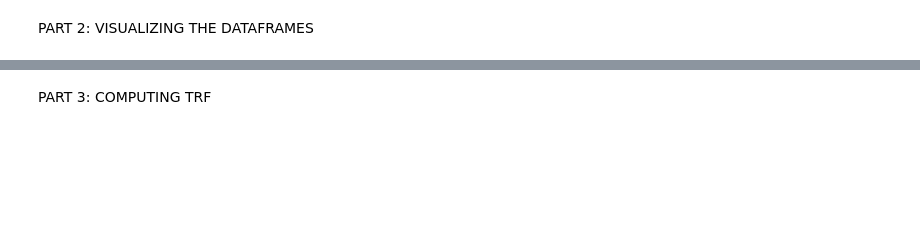
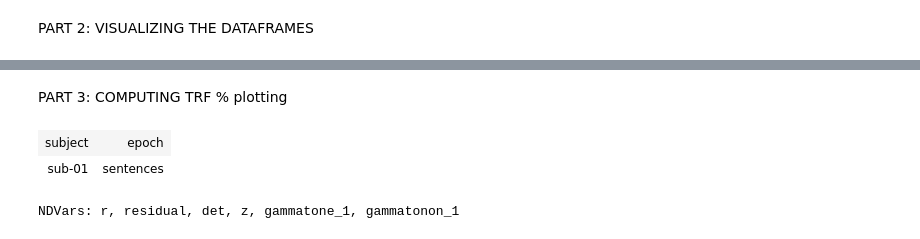
Before and after one commit to Noemii393/Eelhack-project, a Jupyter notebook: makeTRF.ipynb, the cells around one changed output, grey strips where cells are left out. Cells and saved outputs as stored; diff of their text form; code cells hidden in the pictures; blank space fills up the shorter version.

```diff
--- a/makeTRF.ipynb
+++ b/makeTRF.ipynb
@@ -18,5 +58,5 @@ epochs
 # %%
 epochs.save_pickled('/bcbl/home/public/EEL-Hack/Scripts/epochs.pickle') # We save the epochs that we will use to create matching predictors ('make_predictors_sentences' script)
 # %% [markdown]
-PART 3: COMPUTING TRF
+PART 3: COMPUTING TRF % plotting
 # %%
@@ -23,0 +64,6 @@ trf = eelhack.load_trf(x = 'auditory-envelope', **PARAMETERS, make=True) # The p
+# %%
+trf
+# %% [output]
+| subject | epoch |
+| sub-01 | sentences |
+NDVars: r, residual, det, z, gammatone_1, gammatonon_1
```
Also changed, not shown: parts of 6 cells of this notebook.
